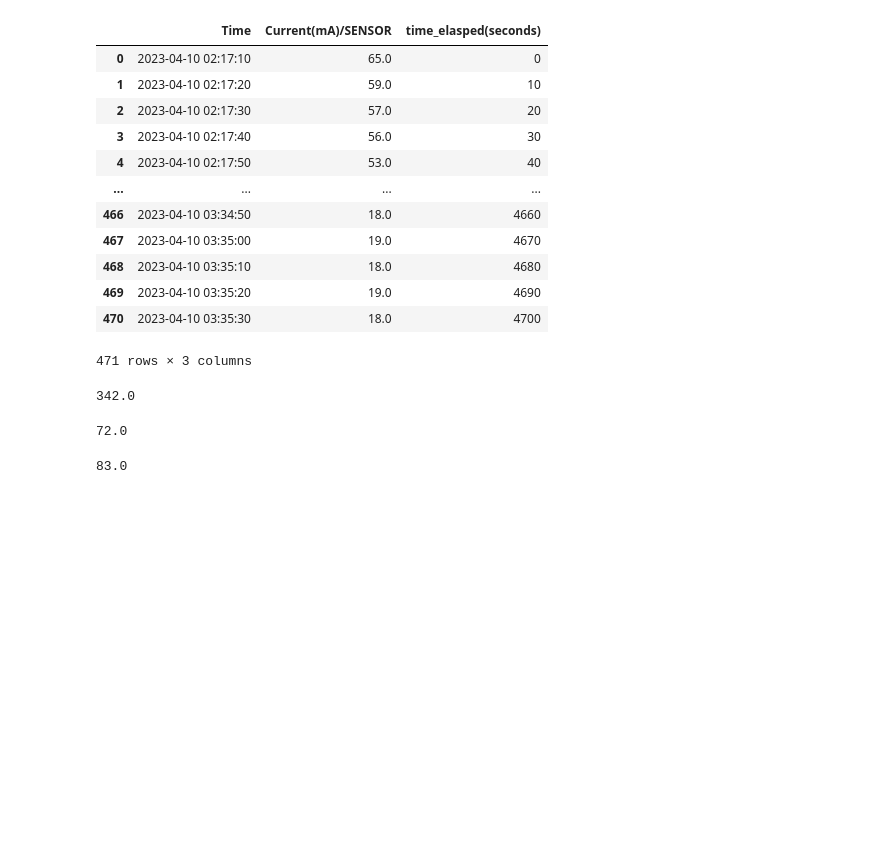
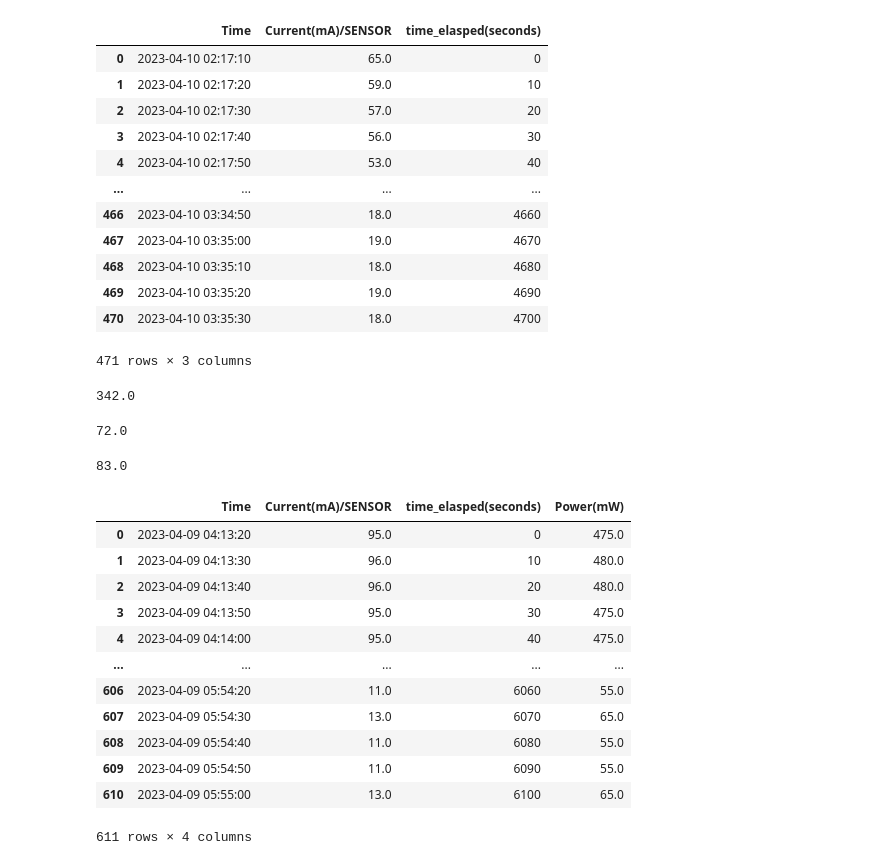
Before and after one commit to hrishi463/Phone-Battery, a Jupyter notebook: main.ipynb, the cells around one changed output. Drawn from its saved outputs; the diff is of its cells as text; code cells hidden in the pictures; blank space fills up the shorter version.

```diff
--- a/main.ipynb
+++ b/main.ipynb
@@ -163,0 +166,4 @@ iPhone7plus["time_elasped(seconds)"] = t
+# %%
+time2 = []
+for index,row in iPhone8.iterrows() :
+    time2.append(pd.Timedelta(row['Time']-t2).seconds)
@@ -164,3 +172,9 @@ iPhone7plus["time_elasped(seconds)"] = t
+# %%
+time3 = []
+for index,row in Note11.iterrows() :
+    time3.append(pd.Timedelta(row['Time']-t3).seconds)
+# %%
+Note11["time_elasped(seconds)"] = time3
 # %%
 iPhone7plus
 # %% [output]
@@ -191,0 +210,18 @@ iPhone8["Current(mA)/SENSOR"].max()
+# %%
+Note11["Power(mW)"] = Note11["Current(mA)/SENSOR"]*5
+# %%
+Note11
+# %% [output]
+|  | Time | Current(mA)/SENSOR | time_elasped(seconds) | Power(mW) |
+| 0 | 2023-04-09 04:13:20 | 95.0 | 0 | 475.0 |
+| 1 | 2023-04-09 04:13:30 | 96.0 | 10 | 480.0 |
+| 2 | 2023-04-09 04:13:40 | 96.0 | 20 | 480.0 |
+| 3 | 2023-04-09 04:13:50 | 95.0 | 30 | 475.0 |
+| 4 | 2023-04-09 04:14:00 | 95.0 | 40 | 475.0 |
+| ... | ... | ... | ... | ... |
+| 606 | 2023-04-09 05:54:20 | 11.0 | 6060 | 55.0 |
+| 607 | 2023-04-09 05:54:30 | 13.0 | 6070 | 65.0 |
+| 608 | 2023-04-09 05:54:40 | 11.0 | 6080 | 55.0 |
+| 609 | 2023-04-09 05:54:50 | 11.0 | 6090 | 55.0 |
+| 610 | 2023-04-09 05:55:00 | 13.0 | 6100 | 65.0 |
+611 rows × 4 columns
```
Also changed, not shown: parts of 6 cells of this notebook.
